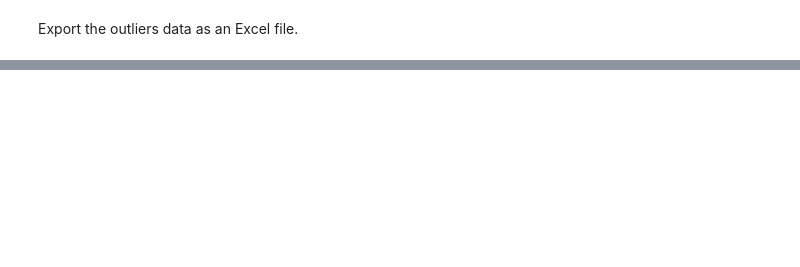
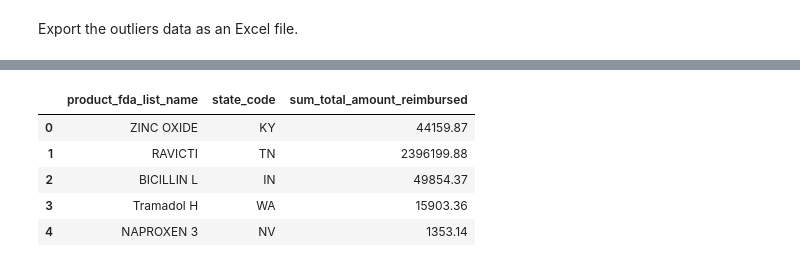
Before and after one commit to PublicI/medicaid-influence-analysis, a Jupyter notebook: medicaid_analysis.ipynb, the cells around one changed output, grey strips where cells are left out. Cells and saved outputs as stored; diff of their text form; code cells hidden in the pictures; blank space fills up the shorter version.

```diff
--- a/medicaid_analysis.ipynb
+++ b/medicaid_analysis.ipynb
@@ -110,0 +135,4 @@ outliers.to_excel("medicaid_drug_utilization_outliers.xlsx")
+# %%
+query = "https://data.medicaid.gov/resource/neai-csgh.json?$select=state_code,product_fda_list_name,sum(total_amount_reimbursed)&$where=suppression_used=False%20and%20not%20state_code='XX'&$group=state_code,product_fda_list_name&$limit=4625479&$$app_token=v3AK8nRjxbWjtmIBGHJ9OmMlb"
+amount = pd.read_json(query)
+amount.info()
@@ -110,0 +148,9 @@ outliers.to_excel("medicaid_drug_utilization_outliers.xlsx")
+# %%
+amount.head()
+# %% [output]
+|  | product_fda_list_name | state_code | sum_total_amount_reimbursed |
+| 0 | ZINC OXIDE | KY | 44159.87 |
+| 1 | RAVICTI | TN | 2396199.88 |
+| 2 | BICILLIN L | IN | 49854.37 |
+| 3 | Tramadol H | WA | 15903.36 |
+| 4 | NAPROXEN 3 | NV | 1353.14 |
```
Also changed, not shown: parts of 33 cells of this notebook.
